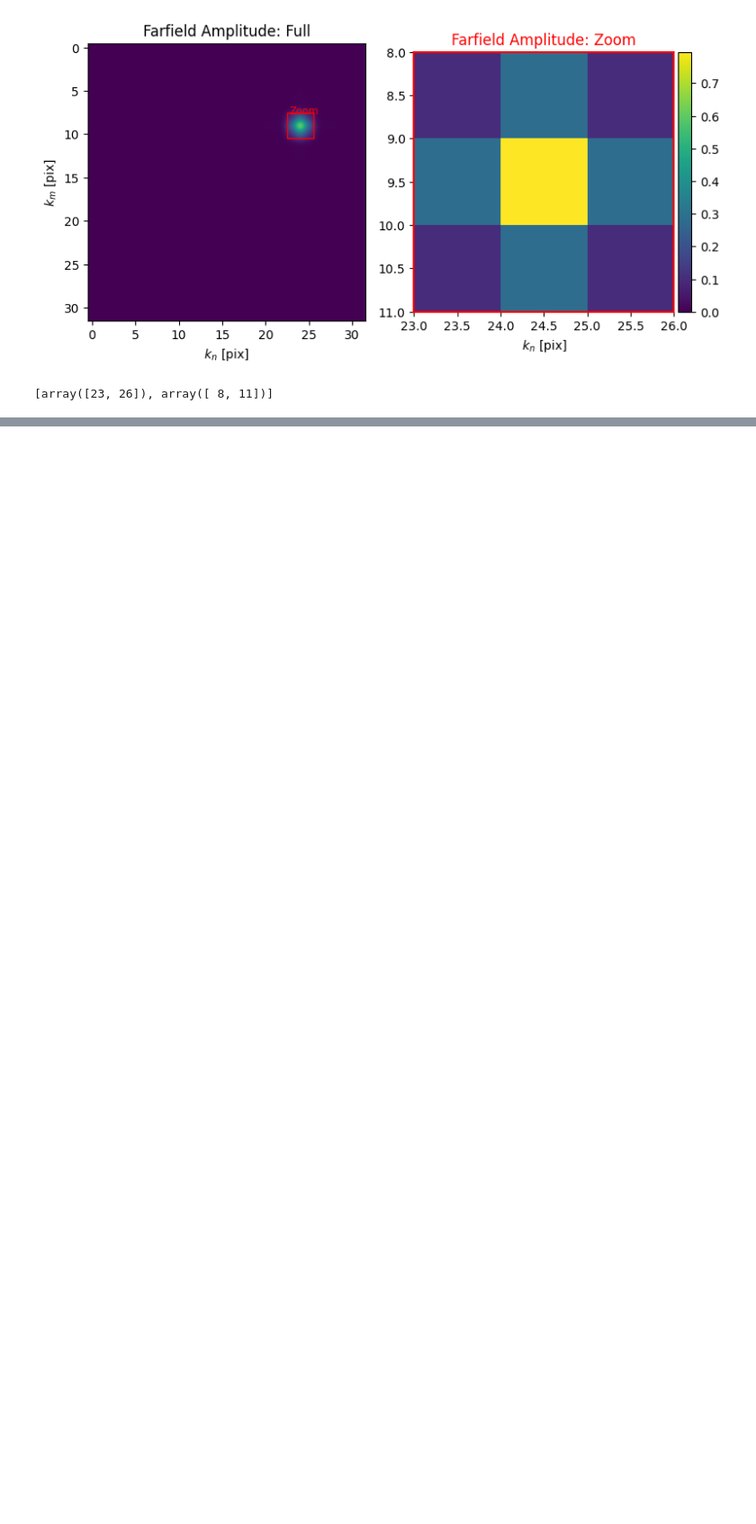
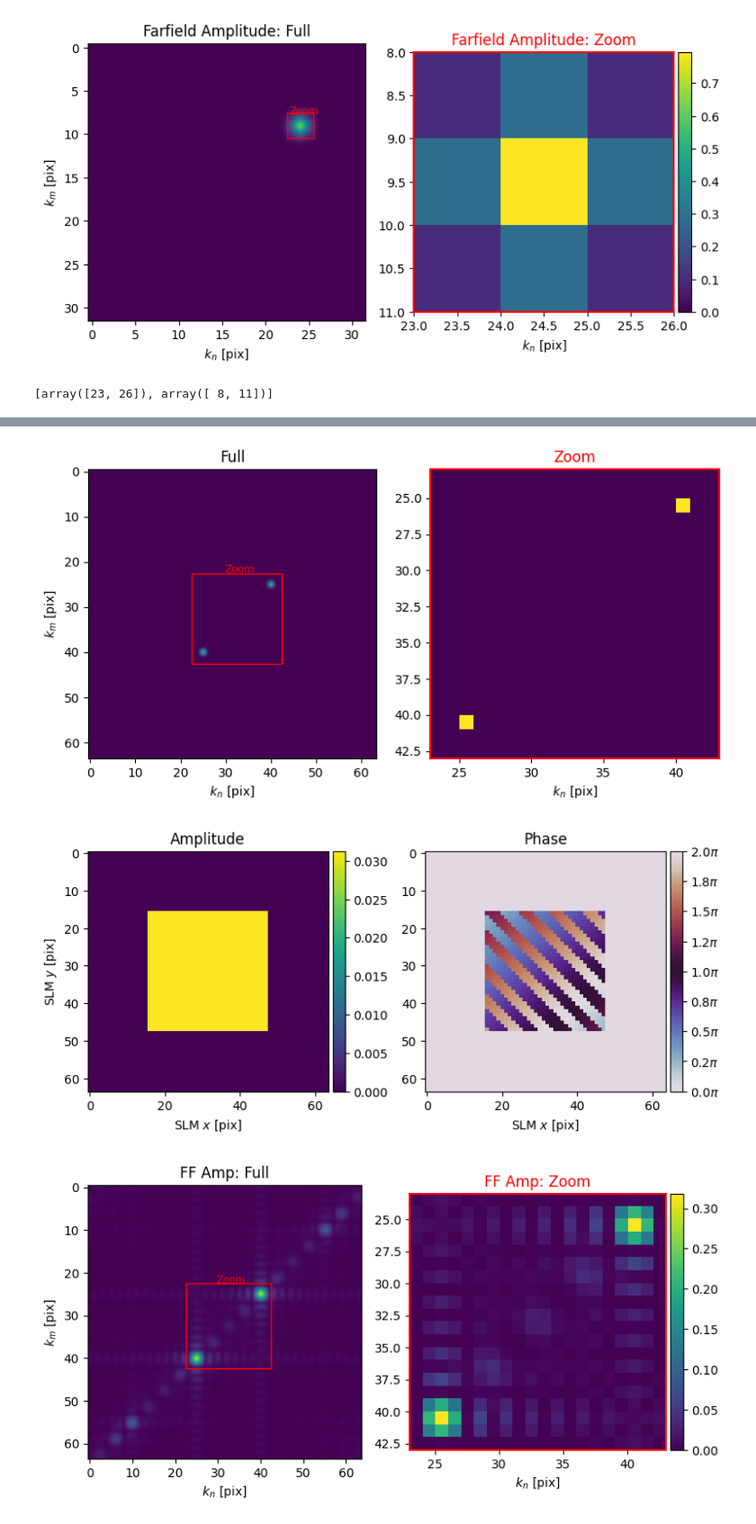
Before and after one commit to asubedi2001/slm-holography, a Jupyter notebook: computational_holography.ipynb, the cells around one changed output, grey strips where cells are left out. Shown at 90% size. Saved outputs shown, nothing was run; the diff lists cells and outputs as text; code cells hidden in the pictures; blank space fills up the shorter version.

```diff
--- a/computational_holography.ipynb
+++ b/computational_holography.ipynb
@@ -86,0 +128,18 @@ hologram.plot_farfield(cbar=True,limits=zoombox)
+# %%
+# Get the padding needed to resolve 2x smaller than a diffraction limited spot
+# (N.b. slm.pitch, like all length variables in slmsuite, is wavelength-normalized)
+hologram.shape = hologram.get_padded_shape(setup, precision=0.5/(slm.pitch[0]*slm.shape[0]))
+target_padded = toolbox.pad(target, hologram.shape)
+
+# Recompute the farfield
+hologram = Hologram(target_padded, slm_shape=slm.shape)
+zoombox_padded = hologram.plot_farfield(target_padded)
+hologram.optimize(method='GS', maxiter=5)
+
+# Look at the associated near- and far- fields
+hologram.plot_nearfield(padded=True, cbar=True)
+hologram.plot_farfield(cbar=True, units="deg", title='FF Amp', limits=zoombox_padded)
+# %% [output]
+[figure, added]
+[figure, added]
+[figure, added]
```
Also changed, not shown: parts of 7 cells of this notebook, 2 other files.
